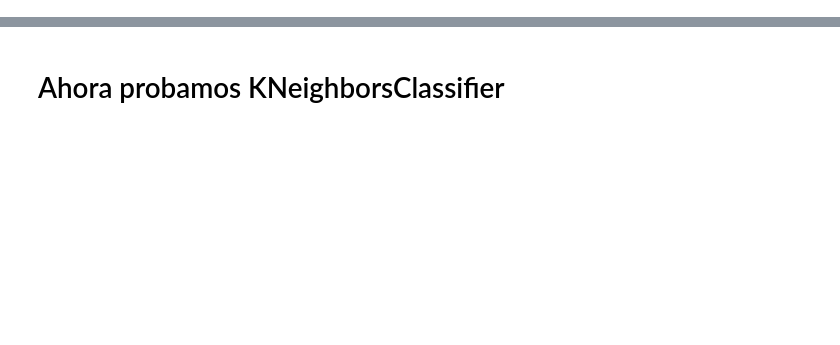
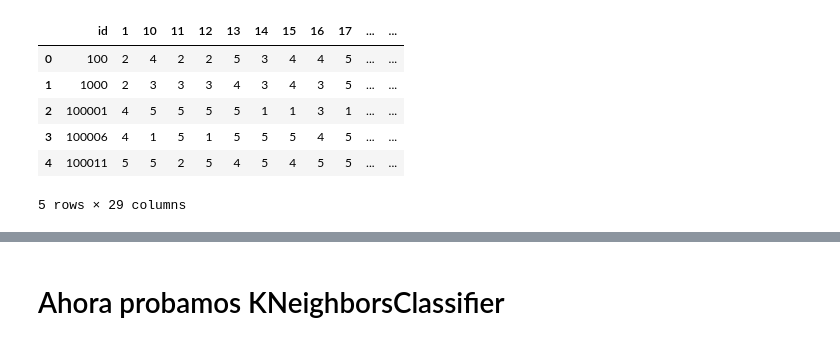
Before and after one commit to johnblanco/predictor_electoral, a Jupyter notebook: analisis respuestas.ipynb, the cells around one changed output, grey strips where cells are left out. Saved outputs shown, nothing was run; the diff lists cells and outputs as text; code cells hidden in the pictures; blank space fills up the shorter version.

```diff
--- a/analisis respuestas.ipynb
+++ b/analisis respuestas.ipynb
@@ -24,3 +22,28 @@ df = pd.read_csv('csvs/encuestas.csv')
+# %%
+f = Path("csvs/data.csv")
+if not f.is_file():
+    tmp = pd.read_csv('csvs/respuestas_encuestas.csv')
+    data = tmp.astype(str).pivot_table(index="id_encuesta",columns="id_pregunta",values="respuesta",aggfunc=','.join)
+    data.index = data.index.astype(int) #use astype to convert to int
+    data.index.name = 'id'
+    respuestas = pd.read_csv('csvs/encuestas.csv').set_index('id')
+    data = data.join(respuestas, how='inner')
+    data.rename(columns={'candidato': 'candidatoId'}, inplace=True)
+    data.reset_index(level=0, inplace=True)
+    data.to_csv(path_or_buf='csvs/data.csv')
+else:
+    data = pd.read_csv('csvs/data.csv')
+df = data
+df = df.drop(['Unnamed: 0'], axis=1)
+df.head()
+# %% [output]
+|  | id | 1 | 10 | 11 | 12 | 13 | 14 | 15 | 16 | 17 | ... | ... |
+| 0 | 100 | 2 | 4 | 2 | 2 | 5 | 3 | 4 | 4 | 5 | ... | ... |
+| 1 | 1000 | 2 | 3 | 3 | 3 | 4 | 3 | 4 | 3 | 5 | ... | ... |
+| 2 | 100001 | 4 | 5 | 5 | 5 | 5 | 1 | 1 | 3 | 1 | ... | ... |
+| 3 | 100006 | 4 | 1 | 5 | 1 | 5 | 5 | 5 | 4 | 5 | ... | ... |
+| 4 | 100011 | 5 | 5 | 2 | 5 | 4 | 5 | 4 | 5 | 5 | ... | ... |
+5 rows × 29 columns
 # %%
 cand_data = json.loads(open('predictor_pol/candidatos.json','r').read())
 # %%
```
Also changed, not shown: parts of 25 cells of this notebook, 2 other files.
